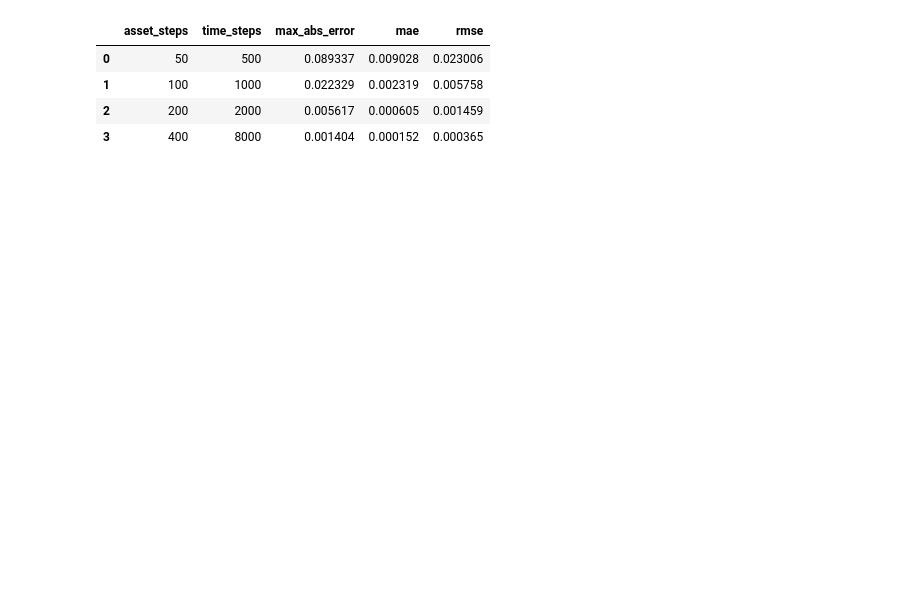
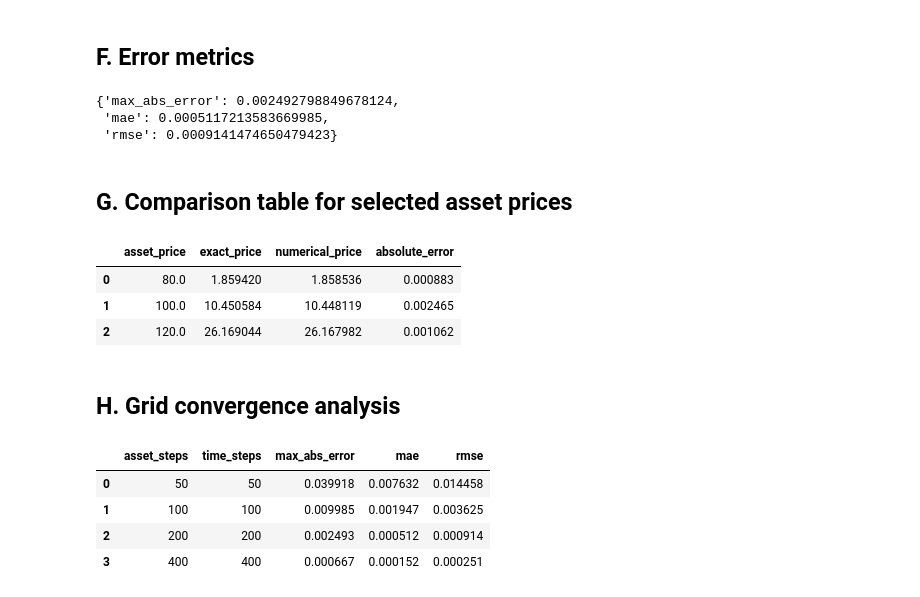
Before and after one commit to JakubCiaglo/PDE-project, a Jupyter notebook: notebooks/main.ipynb, the cells around one changed output. Drawn from its saved outputs; the diff is of its cells as text; code cells hidden in the pictures; blank space fills up the shorter version.

```diff
--- a/notebooks/main.ipynb
+++ b/notebooks/main.ipynb
@@ -36,8 +50,12 @@ In this section, we compute one sample price of a European call option. We choos
 # %%
-params = BlackScholesParams(strike=100, maturity=1, rate=0.05, volatility=0.1, option_type="put")
-grid = GridParams(s_max=200, asset_steps=200, time_steps=2000)
-
-asset_grid, numerical = solve_explicit_fd(params, grid)
+params = BlackScholesParams(
+    strike=100,
+    maturity=1,
+    rate=0.05,
+    volatility=0.20,
+    option_type="call",
+)
+grid = GridParams(s_max=200, asset_steps=200, time_steps=200)
+asset_grid = np.linspace(0.0, grid.s_max, grid.asset_steps + 1)
+payoff_values = payoff(asset_grid, params.strike, params.option_type)
 exact = black_scholes_price(asset_grid, params)
-
-error_metrics(numerical, exact)
@@ -58,11 +107,34 @@ Finally, we check how the numerical error changes when the grid is refined. For
+# %% [markdown]
+## F. Error metrics
+# %%
+call_error_metrics = error_metrics(numerical, exact)
+call_error_metrics
+# %% [output]
+{'max_abs_error': 0.002492798849678124,
+ 'mae': 0.0005117213583669985,
+ 'rmse': 0.0009141474650479423}
+# %% [markdown]
+## G. Comparison table for selected asset prices
+# %%
+selected_prices = comparison_table([80, 100, 120], params, grid)
+selected_prices
+# %% [output]
+|  | asset_price | exact_price | numerical_price | absolute_error |
+| 0 | 80.0 | 1.859420 | 1.858536 | 0.000883 |
+| 1 | 100.0 | 10.450584 | 10.448119 | 0.002465 |
+| 2 | 120.0 | 26.169044 | 26.167982 | 0.001062 |
+# %% [markdown]
+## H. Grid convergence analysis
 # %%
-convergence_table(
+convergence = convergence_table(
     params,
-    grid_sizes=[(50, 500), (100, 1000), (200, 2000), (400, 8000)],
+    grid_sizes=[(50, 50), (100, 100), (200, 200), (400, 400)],
+    s_max=200,
 )
+convergence
 # %% [output]
 |  | asset_steps | time_steps | max_abs_error | mae | rmse |
-| 0 | 50 | 500 | 0.089337 | 0.009028 | 0.023006 |
-| 1 | 100 | 1000 | 0.022329 | 0.002319 | 0.005758 |
-| 2 | 200 | 2000 | 0.005617 | 0.000605 | 0.001459 |
-| 3 | 400 | 8000 | 0.001404 | 0.000152 | 0.000365 |
+| 0 | 50 | 50 | 0.039918 | 0.007632 | 0.014458 |
+| 1 | 100 | 100 | 0.009985 | 0.001947 | 0.003625 |
+| 2 | 200 | 200 | 0.002493 | 0.000512 | 0.000914 |
+| 3 | 400 | 400 | 0.000667 | 0.000152 | 0.000251 |
```
Also changed, not shown: parts of 24 cells of this notebook, 6 other files.
